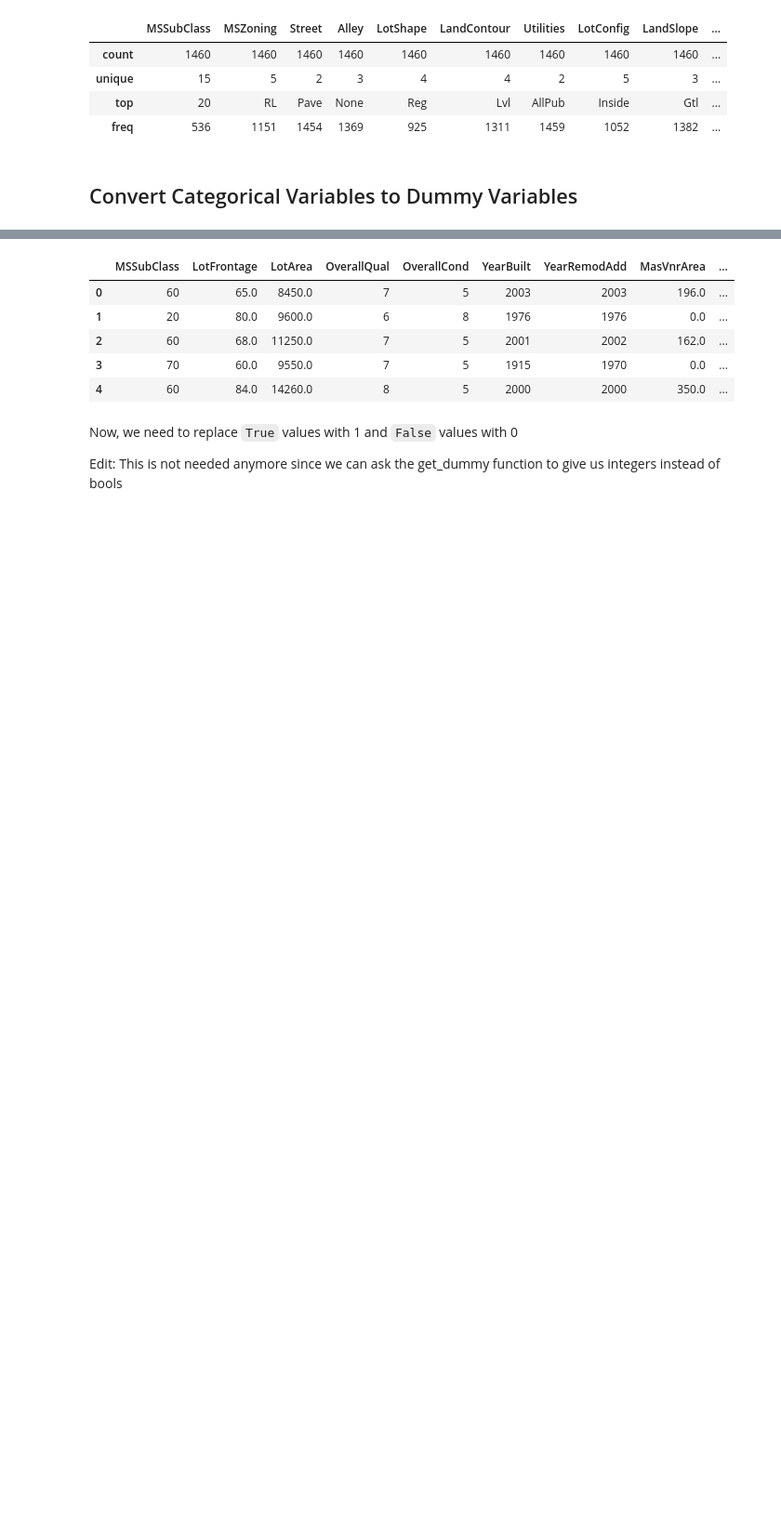
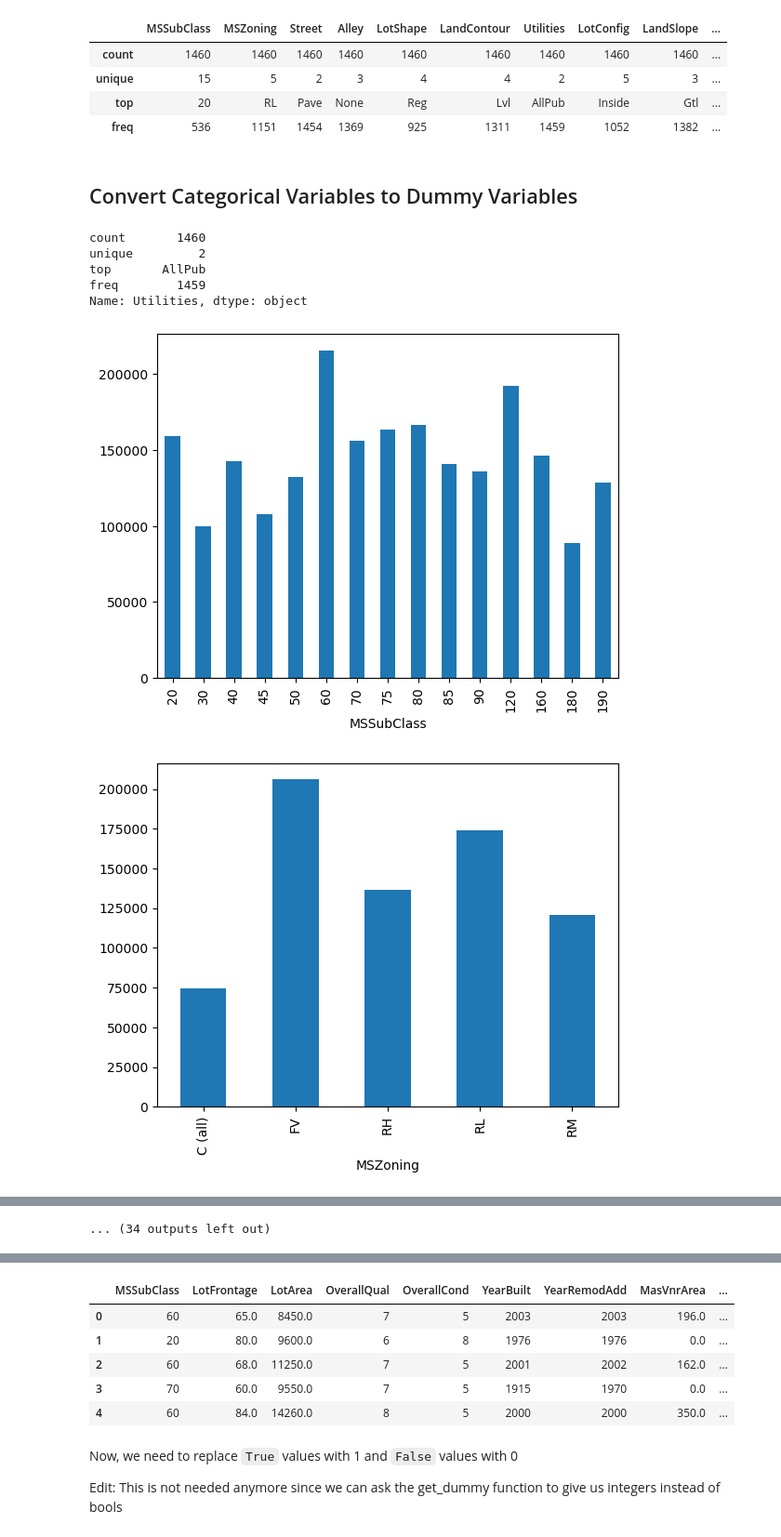
Before and after one commit to JonathanGalvanB/House-prices---Erdos-Institute-DS-Bootcamp-2024, a Jupyter notebook: data_cleaning.ipynb, the cells around one changed output, grey strips where cells are left out. Shown at 93% size. Drawn from its saved outputs; the diff is of its cells as text; code cells hidden in the pictures; blank space fills up the shorter version.

Commit message:
More comments on how to encode data
Added some plots and a few comments on what I think we should think about

```diff
--- a/data_cleaning.ipynb
+++ b/data_cleaning.ipynb
@@ -334,3 +338,21 @@ houses.describe(include='object')
 | freq | 536 | 1151 | 1454 | 1369 | 925 | 1311 | 1459 | 1052 | 1382 | ... |
 # %% [markdown]
 ## Convert Categorical Variables to Dummy Variables
+# %%
+houses['Utilities'].describe()
+# %% [output]
+count       1460
+unique         2
+top       AllPub
+freq        1459
+Name: Utilities, dtype: object
+# %%
+import matplotlib.pyplot as plt
+
+houses_categorical_cols = houses.select_dtypes(exclude='number')
+for col in houses_categorical_cols:
+    houses.groupby(col)['SalePrice'].median().plot(kind='bar')
+    plt.show()
+# %% [output]
+[figure, added]
+[figure, added]
@@ -336,0 +369 @@ houses.describe(include='object')
+... (34 outputs left out)
```
Also changed, not shown: parts of 6 cells of this notebook.
